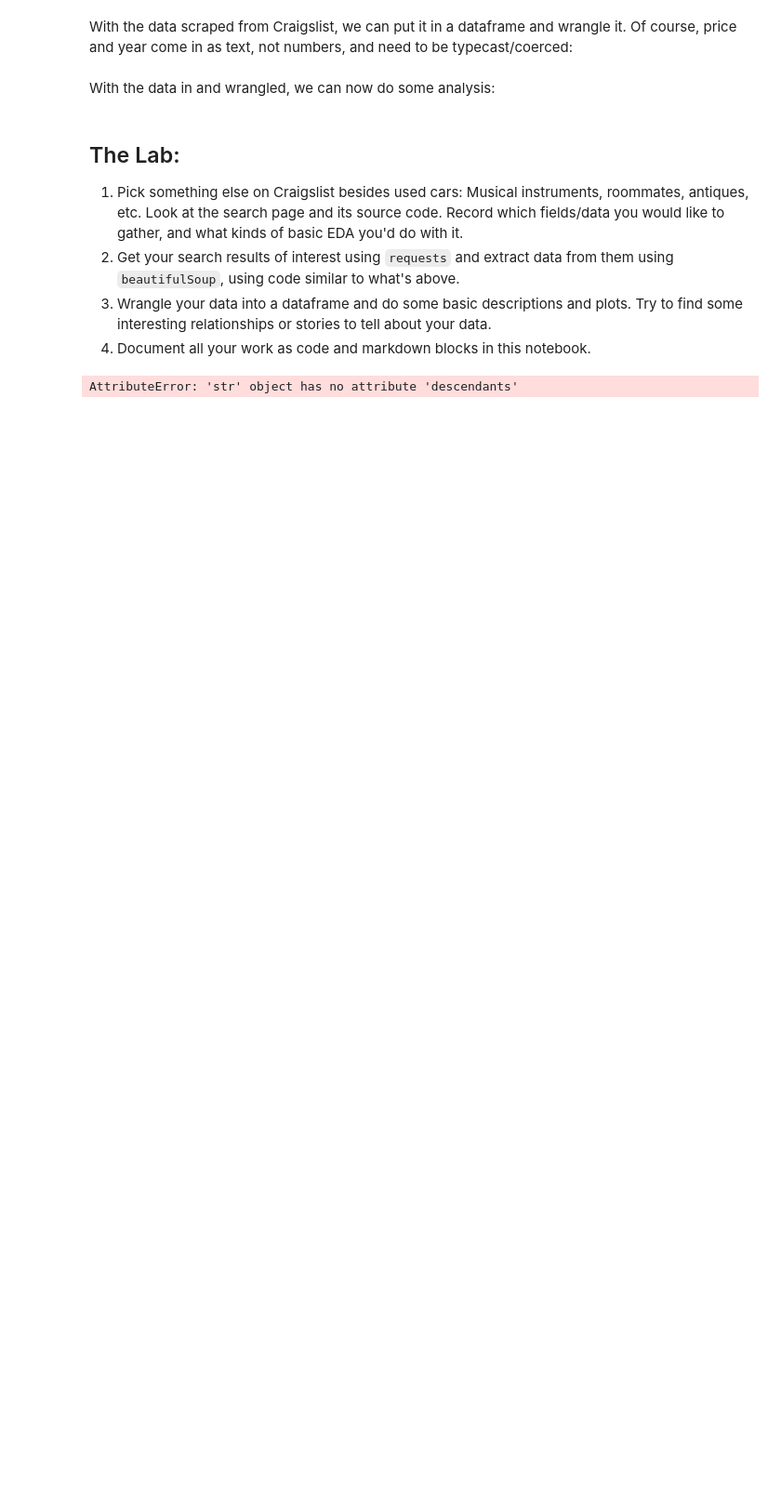
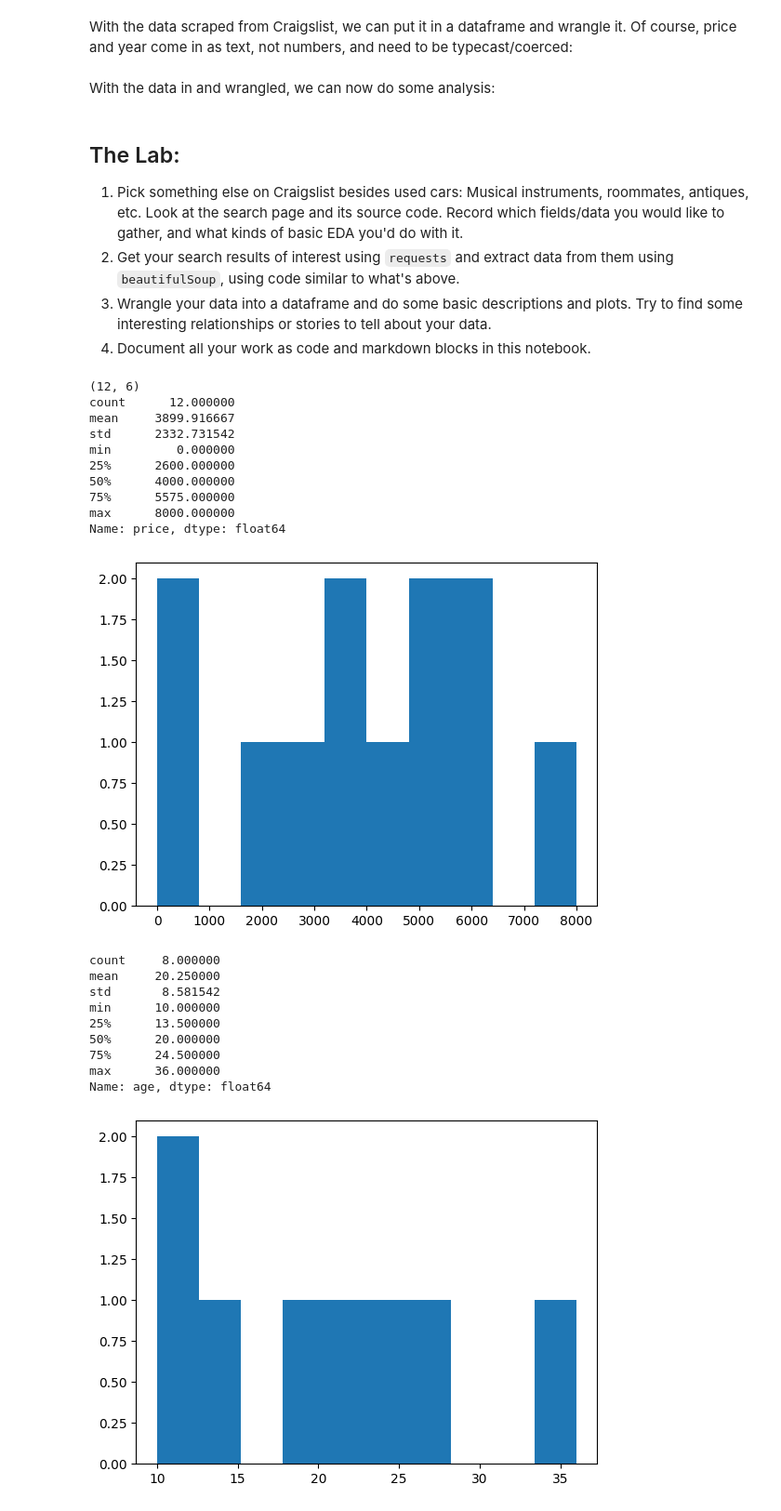
Before and after one commit to bburt26/lab_scraping, a Jupyter notebook: lab_notebook.ipynb, the cells around one changed output. Shown at 93% size. Saved outputs shown, nothing was run; the diff lists cells and outputs as text; code cells hidden in the pictures; blank space fills up the shorter version.

```diff
--- a/lab_notebook.ipynb
+++ b/lab_notebook.ipynb
@@ -144,40 +144,12 @@ import seaborn as sns
 import requests
 
 header = {'User-Agent': 'Mozilla/5.0 (Windows NT 10.0; Win64; x64; rv:124.0) Gecko/20100101 Firefox/124.0'}
-url = 'https://charlottesville.craigslist.org/search/ata?purveyor=owner#search=2~gallery~0'
+url = 'https://charlottesville.craigslist.org/search/mca?purveyor=owner#search=2~gallery~0'
 raw = requests.get(url,headers=header)
-# loads in url for parsing antiques
+# loads in url for parsing motorcycles
 
 
-# We're going to gather prices and locations of the antiques. From there, we can
+# We're going to gather prices and locations of the motorcyles. From there, we can
 # begin our EDA which will consist of learning about which locations appear, the
 # most, sort the locations by the number of antiques listed for them, and whether
 # a relationship exsists between price and location.
-# %%
-# Question 2 Get your search results of interest using requests and extract data
-# from them using beautifulSoup, using code similar to what's above.
-
-from bs4 import BeautifulSoup as soup
-bsObj = soup(raw.content,'html.parser')
-listings = bsObj.find_all(class_="cl-static-search-result")
-
-import re
-
-listings = soup.find_all("li", class_="cl-static-search-result")
-
-for listing in listings:
-    # Title
-    title_tag = listing.find("a", class_="title")
-    title = title_tag.get_text(strip=True) if title_tag else "N/A"
-
-    # Price
-    price_tag = listing.find("span", class_="price")
-    price = price_tag.get_text(strip=True) if price_tag else "N/A"
-
-    # Location
-    location_tag = listing.find("span", class_="location")
-    location = location_tag.get_text(strip=True) if location_tag else "N/A"
-
-    print(f"{title} | {price} | {location}")
-# %% [output]
-AttributeError: 'str' object has no attribute 'descendants'
@@ -185,0 +189,45 @@ AttributeError: 'str' object has no attribute 'descendants'
+# %%
+# Question 3 Wrangle your data into a dataframe and do some basic descriptions
+# and plots. Try to find some interesting relationships or stories to tell about
+# your data.
+
+
+## Wrangle the data
+df = pd.DataFrame.from_dict(data)
+df['price'] = df['price'].str.replace('$','')
+df['price'] = df['price'].str.replace(',','')
+df['price'] = pd.to_numeric(df['price'],errors='coerce')
+df['year'] = pd.to_numeric(df['year'],errors='coerce')
+df['age'] = 2025-df['year']
+print(df.shape)
+# df.to_csv('./src/motos.csv') # Save data in case of a disaster
+df.head()
+
+print(df['price'].describe())
+df['price'].hist(grid=False)
+plt.show()
+print(df['age'].describe())
+df['age'].hist(grid=False)
+plt.show()
+# %% [output]
+(12, 6)
+count      12.000000
+mean     3899.916667
+std      2332.731542
+min         0.000000
+25%      2600.000000
+50%      4000.000000
+75%      5575.000000
+max      8000.000000
+Name: price, dtype: float64
+[figure, added]
+count     8.000000
+mean     20.250000
+std       8.581542
+min      10.000000
+25%      13.500000
+50%      20.000000
+75%      24.500000
+max      36.000000
+Name: age, dtype: float64
+[figure, added]
```
Also changed, not shown: parts of 2 cells of this notebook.
